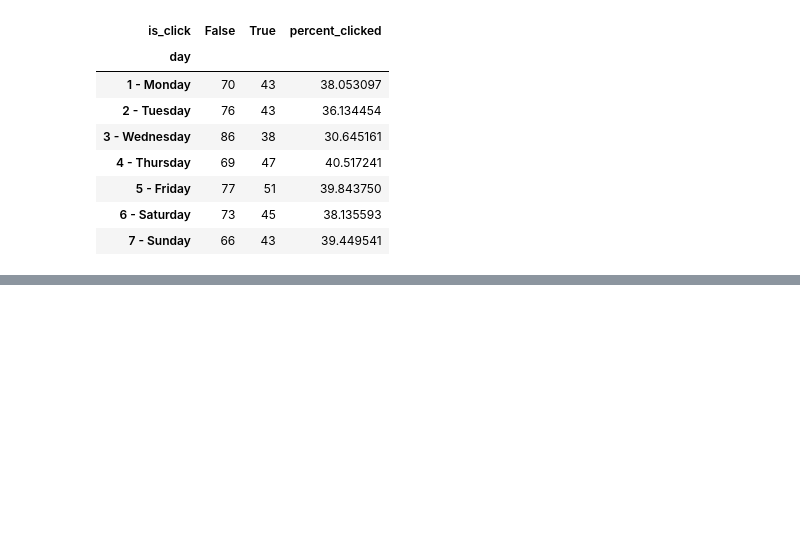
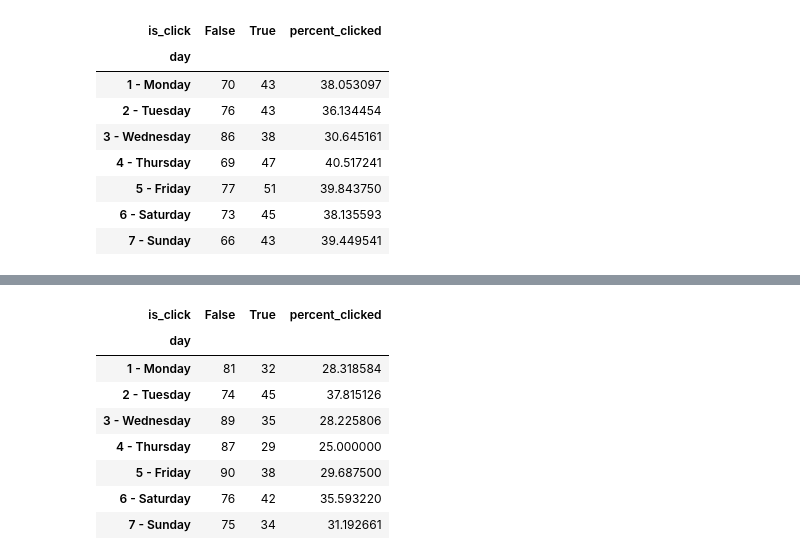
Before and after one commit to anwarrahim/Portfolio_Projects, a Jupyter notebook: 6) A-B testing for showfly.com/AB_testing_showfly.com.ipynb, the cells around one changed output, grey strips where cells are left out. Saved outputs shown, nothing was run; the diff lists cells and outputs as text; code cells hidden in the pictures; blank space fills up the shorter version.

Commit message:
number of person click by day on ad B

```diff
--- a/6) A-B testing for showfly.com/AB_testing_showfly.com.ipynb
+++ b/6) A-B testing for showfly.com/AB_testing_showfly.com.ipynb
@@ -279,0 +287,2 @@ b_clicks_by_day.head()
+# %%
+b_clicks_pivot = b_clicks_by_day.pivot(index = 'day', columns = 'is_click', values= 'user_id')
@@ -279,0 +301,16 @@ b_clicks_by_day.head()
+# %%
+b_clicks_pivot['percent_clicked'] = \
+    (b_clicks_pivot[True])/ \
+    (b_clicks_pivot[True] + b_clicks_pivot[False]) * 100
+# %%
+b_clicks_pivot
+# %% [output]
+| is_click | False | True | percent_clicked |
+| day |  |  |  |
+| 1 - Monday | 81 | 32 | 28.318584 |
+| 2 - Tuesday | 74 | 45 | 37.815126 |
+| 3 - Wednesday | 89 | 35 | 28.225806 |
+| 4 - Thursday | 87 | 29 | 25.000000 |
+| 5 - Friday | 90 | 38 | 29.687500 |
+| 6 - Saturday | 76 | 42 | 35.593220 |
+| 7 - Sunday | 75 | 34 | 31.192661 |
```
Also changed, not shown: parts of 2 cells of this notebook.
